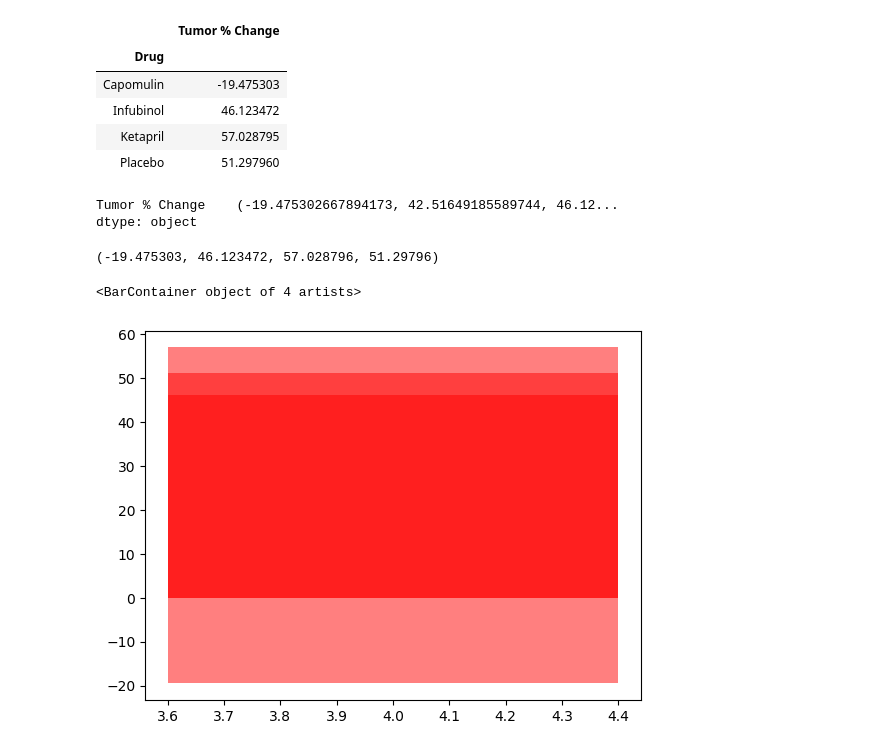
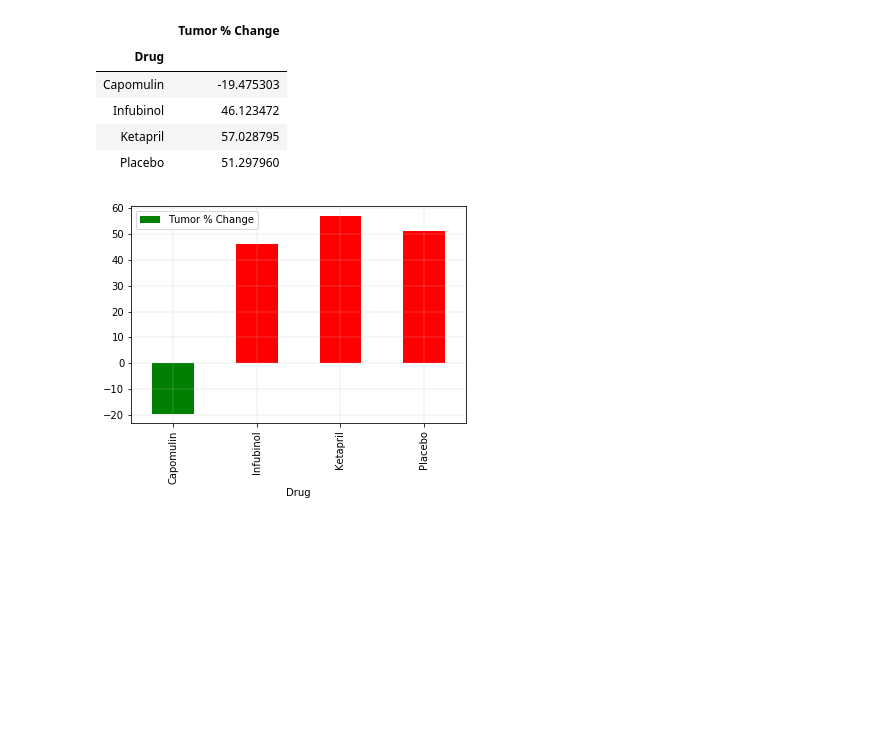
Before and after one commit to msfa12th/matplotlib-updated-challenge, a Jupyter notebook: Pymaceuticals/main.ipynb, the cells around one changed output. Cells and saved outputs as stored; diff of their text form; code cells hidden in the pictures; blank space fills up the shorter version.

```diff
--- a/Pymaceuticals/main.ipynb
+++ b/Pymaceuticals/main.ipynb
@@ -232,9 +229,8 @@ myAnalysis
 | Stelasyn | 52.085134 |
 | Zoniferol | 46.579751 |
 # %%
-drugs = ("Capomulin","Infubinol","Ketapril", "Placebo" )
-
-myAnalysis.drop(["Ceftamin","Naftisol","Propriva","Ramicane","Stelasyn","Zoniferol"])
+subsetAnalyis = myAnalysis.drop(["Ceftamin","Naftisol","Propriva","Ramicane","Stelasyn","Zoniferol"])
+subsetAnalyis
 # %% [output]
 |  | Tumor % Change |
 | Drug |  |
@@ -242,14 +238,3 @@ myAnalysis.drop(["Ceftamin","Naftisol","Propriva","Ramicane","Stelasyn","Zonifer
 | Infubinol | 46.123472 |
 | Ketapril | 57.028795 |
 | Placebo | 51.297960 |
-# %%
-myTumorChange = myAnalysis.apply(tuple, axis=0)
-print(myTumorChange)
-# %% [output]
-Tumor % Change    (-19.475302667894173, 42.51649185589744, 46.12...
-dtype: object
-# %%
-mydrugChanges = (-19.475303,46.123472,57.028796,51.297960)
-mydrugChanges
-# %% [output]
-(-19.475303, 46.123472, 57.028796, 51.29796)
@@ -260,5 +241,6 @@ y_axis = mydrugTypes
-# %%
-plt.bar(x_axis, y_axis, color='r', alpha=0.5, align="center")
-# %% [output]
-<BarContainer object of 4 artists>
-[figure, removed]
+# %%
+
+ax=subsetAnalyis.plot(kind='bar',  color=[np.where(subsetAnalyis["Tumor % Change"]<0, 'g', 'r')])
+ax.grid(which='major', axis='both',color='0.75', linestyle='-', linewidth=0.25)
+# %% [output]
+[figure, added]
```
Also changed, not shown: parts of 7 cells of this notebook, 4 other files.
